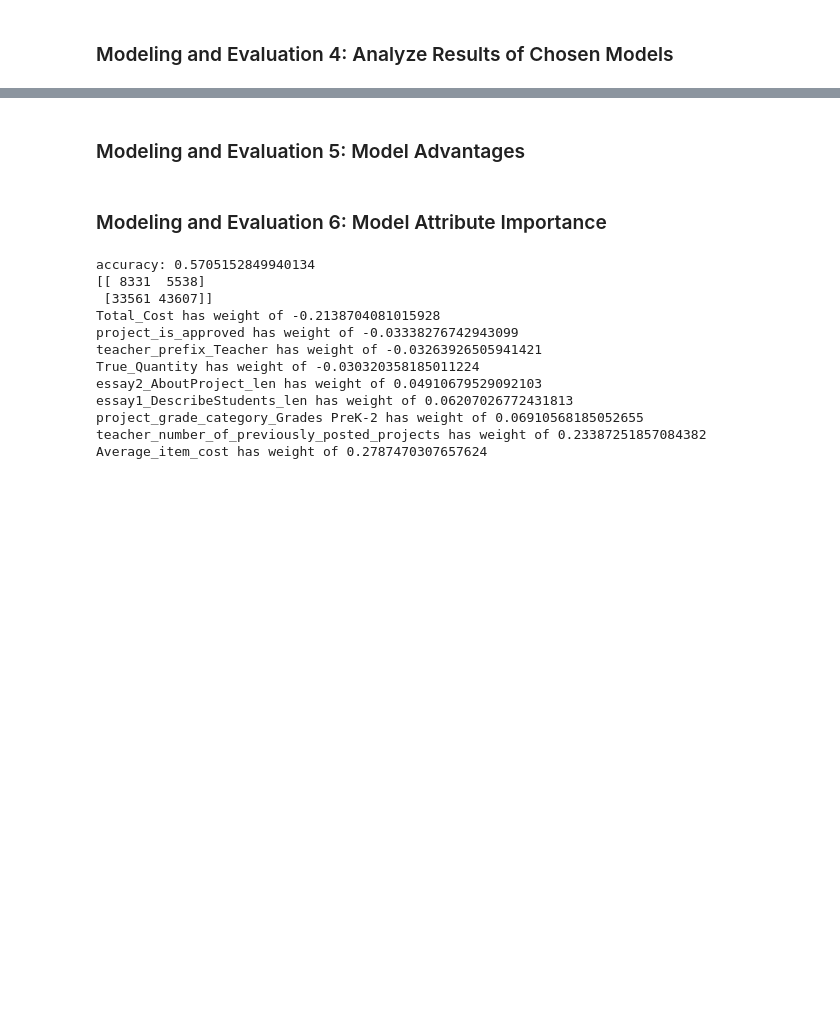
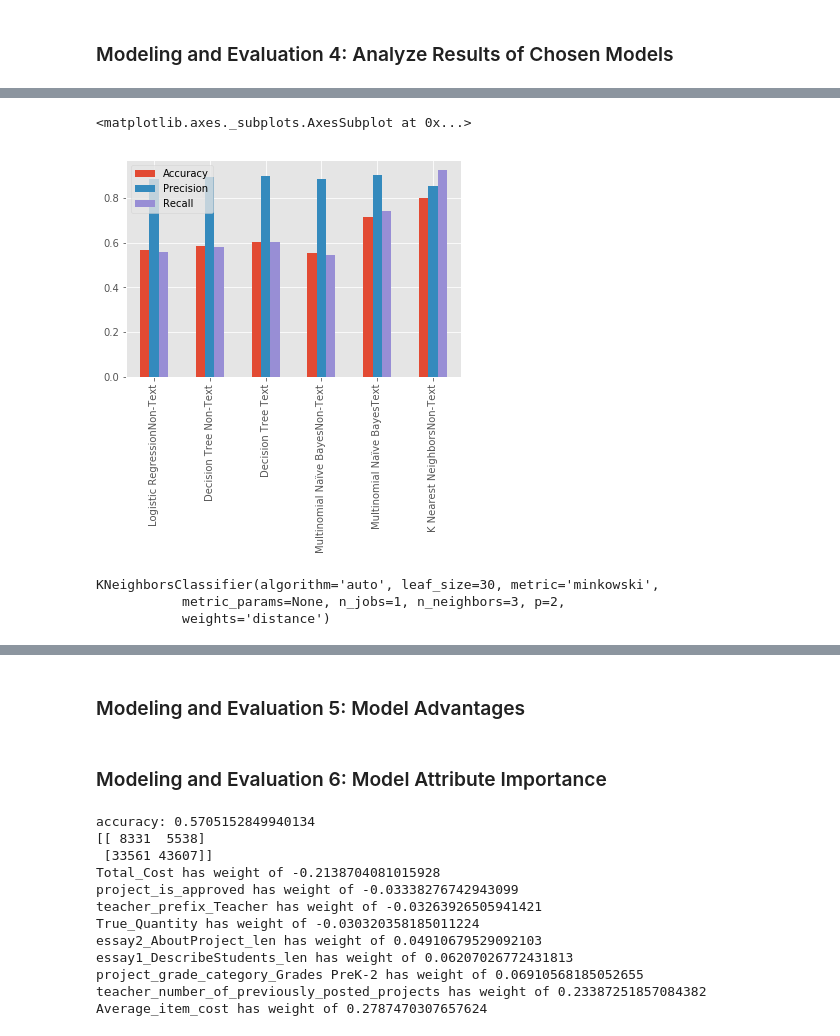
Before and after one commit to davestroud/DataMining_SMU, a Jupyter notebook: Proj2-Aschams.ipynb, the cells around one changed output, grey strips where cells are left out. Cells and saved outputs as stored; diff of their text form; code cells hidden in the pictures; blank space fills up the shorter version.

```diff
--- a/Proj2-Aschams.ipynb
+++ b/Proj2-Aschams.ipynb
@@ -1021,0 +1046,6 @@ Because they are the most accurate models, we would like to know if this differe
+# %%
+res = pd.read_csv('Project2_results.csv')
+# %%
+task1 = res.iloc[:6,[0,4,6,7,8,9,10]]
+task1['index'] = task1.iloc[:,0] + task1['Data Type']
+task1 = task1.rename(task1['index'])
@@ -1021,0 +1056,11 @@ Because they are the most accurate models, we would like to know if this differe
+# %%
+task1[['Accuracy','Precision','Recall']].plot(kind='bar')
+# %% [output]
+<matplotlib.axes._subplots.AxesSubplot at 0x...>
+[figure, added]
+# %%
+knn_gridsearch.best_estimator_
+# %% [output]
+KNeighborsClassifier(algorithm='auto', leaf_size=30, metric='minkowski',
+           metric_params=None, n_jobs=1, n_neighbors=3, p=2,
+           weights='distance')
```
Also changed, not shown: parts of 24 cells of this notebook, 1 other file.
